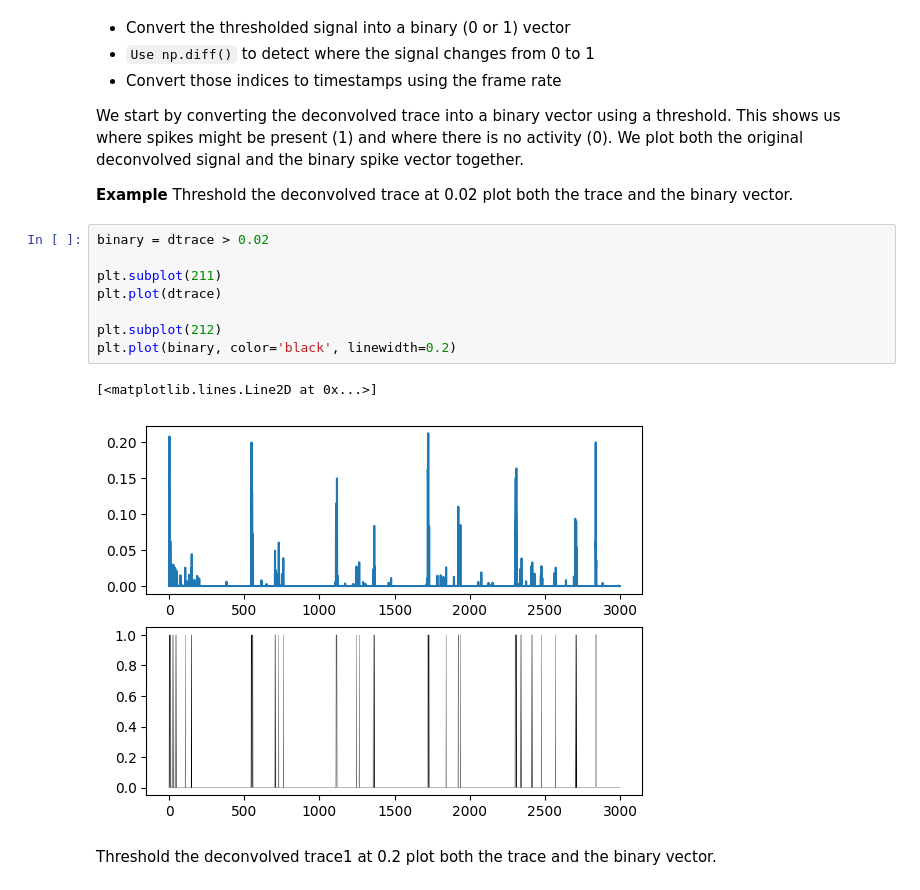
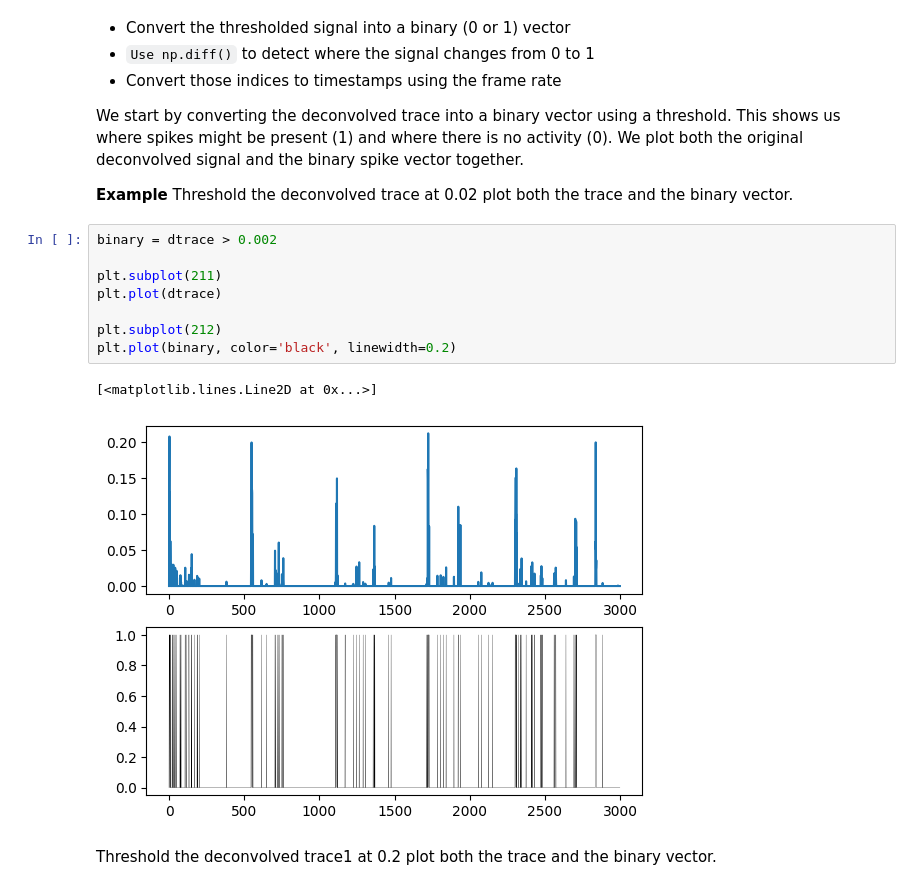
Before and after one commit to sangeethankumar/Courses, a Jupyter notebook: CalciumImaging/Draft2/02. .ipynb, the cells around one changed output. Saved outputs shown, nothing was run; the diff lists cells and outputs as text.

```diff
--- a/CalciumImaging/Draft2/02. .ipynb
+++ b/CalciumImaging/Draft2/02. .ipynb
@@ -141,16 +141,16 @@ We start by converting the deconvolved trace into a binary vector using a thresh
 
 **Example** Threshold the deconvolved trace at 0.02 plot both the trace and the binary vector.
 # %%
-binary = dtrace > 0.02
+binary = dtrace > 0.002
 
 plt.subplot(211)
 plt.plot(dtrace)
 
 plt.subplot(212)
 plt.plot(binary, color='black', linewidth=0.2)
 # %% [output]
 [<matplotlib.lines.Line2D at 0x...>]
-[figure, old version]
+[figure, new version]
 # %% [markdown]
 Threshold the deconvolved trace1 at 0.2 plot both the trace and the binary vector.
 # %%
```
Also changed, not shown: parts of 16 cells of this notebook.
